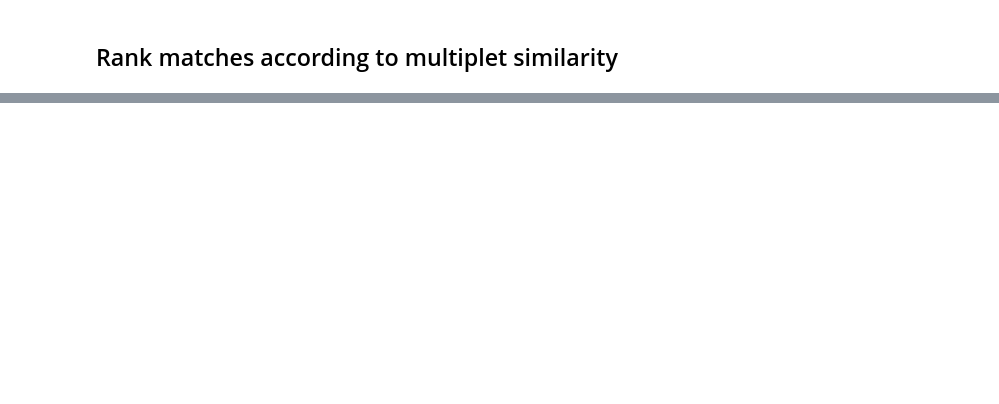
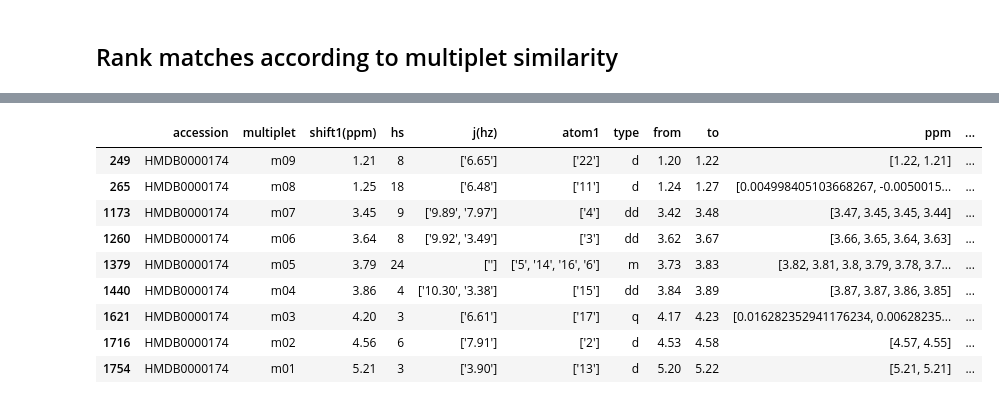
Before and after one commit to phenological/hmdb_utils, a Jupyter notebook: HMDB.ipynb, the cells around one changed output, grey strips where cells are left out. Cells and saved outputs as stored; diff of their text form; code cells hidden in the pictures; blank space fills up the shorter version.

```diff
--- a/HMDB.ipynb
+++ b/HMDB.ipynb
@@ -709,0 +957,13 @@ atom_counts = df['chemical_formula'].apply(count_atoms)
+# %%
+nmrdb[nmrdb['accession'] == 'HMDB0000174']
+# %% [output]
+|  | accession | multiplet | shift1(ppm) | hs | j(hz) | atom1 | type | from | to | ppm | ... |
+| 249 | HMDB0000174 | m09 | 1.21 | 8 | ['6.65'] | ['22'] | d | 1.20 | 1.22 | [1.22, 1.21] | ... |
+| 265 | HMDB0000174 | m08 | 1.25 | 18 | ['6.48'] | ['11'] | d | 1.24 | 1.27 | [0.004998405103668267, -0.0050015... | ... |
+| 1173 | HMDB0000174 | m07 | 3.45 | 9 | ['9.89', '7.97'] | ['4'] | dd | 3.42 | 3.48 | [3.47, 3.45, 3.45, 3.44] | ... |
+| 1260 | HMDB0000174 | m06 | 3.64 | 8 | ['9.92', '3.49'] | ['3'] | dd | 3.62 | 3.67 | [3.66, 3.65, 3.64, 3.63] | ... |
+| 1379 | HMDB0000174 | m05 | 3.79 | 24 | [''] | ['5', '14', '16', '6'] | m | 3.73 | 3.83 | [3.82, 3.81, 3.8, 3.79, 3.78, 3.7... | ... |
+| 1440 | HMDB0000174 | m04 | 3.86 | 4 | ['10.30', '3.38'] | ['15'] | dd | 3.84 | 3.89 | [3.87, 3.87, 3.86, 3.85] | ... |
+| 1621 | HMDB0000174 | m03 | 4.20 | 3 | ['6.61'] | ['17'] | q | 4.17 | 4.23 | [0.016282352941176234, 0.00628235... | ... |
+| 1716 | HMDB0000174 | m02 | 4.56 | 6 | ['7.91'] | ['2'] | d | 4.53 | 4.58 | [4.57, 4.55] | ... |
+| 1754 | HMDB0000174 | m01 | 5.21 | 3 | ['3.90'] | ['13'] | d | 5.20 | 5.22 | [5.21, 5.21] | ... |
```
Also changed, not shown: parts of 31 cells of this notebook.
